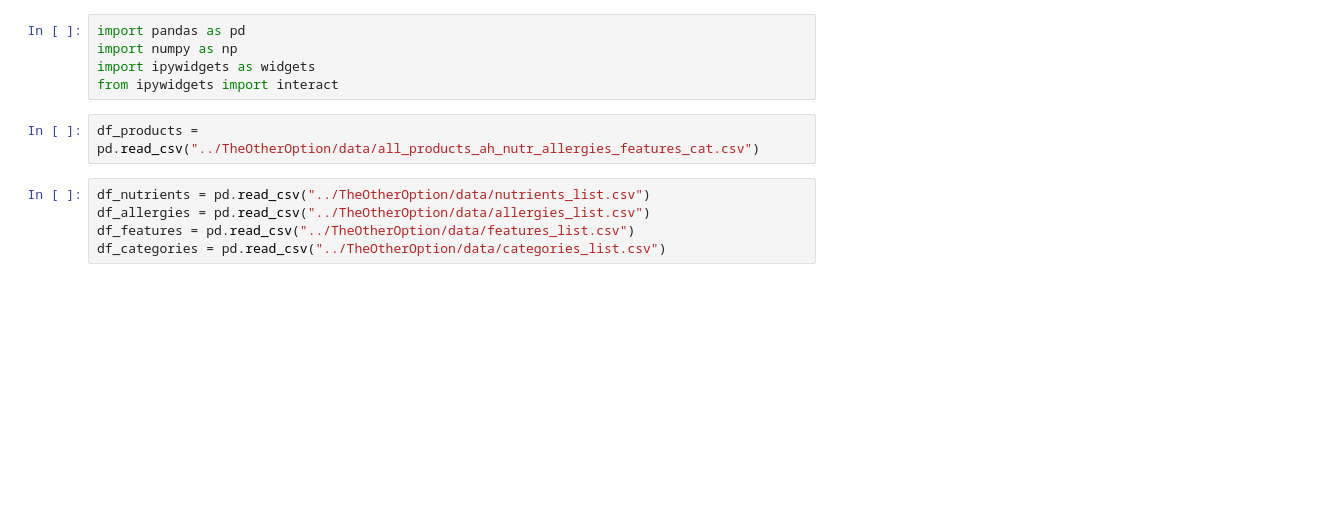
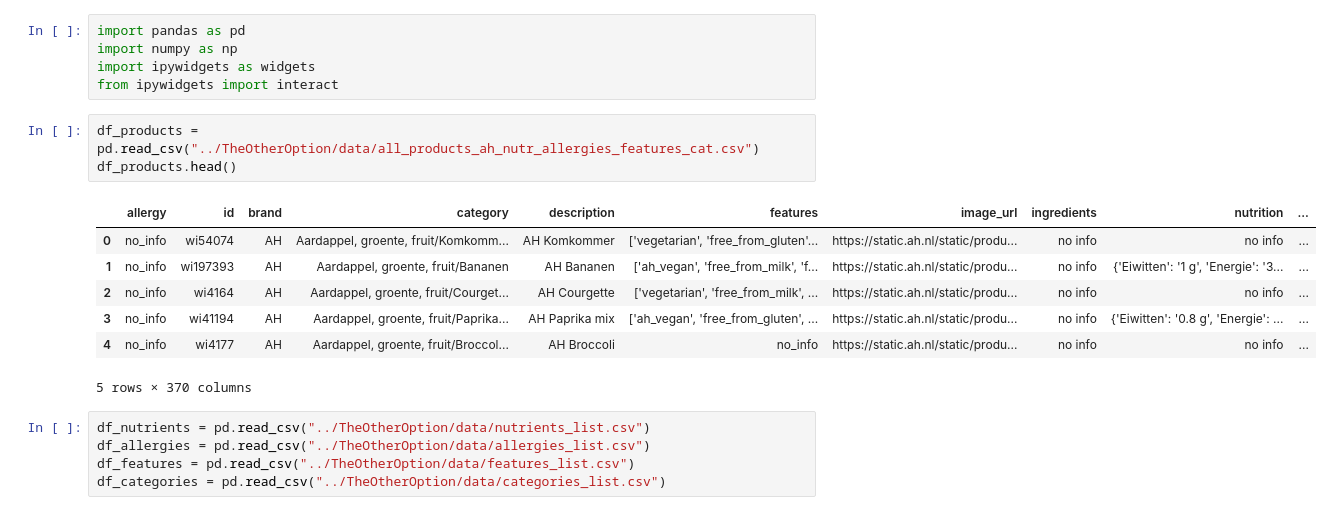
Before and after one commit to jvanleersum/TheOtherOption, a Jupyter notebook: notebooks/Filter_products.ipynb, the cells around one changed output. Drawn from its saved outputs; the diff is of its cells as text; blank space fills up the shorter version.

```diff
--- a/notebooks/Filter_products.ipynb
+++ b/notebooks/Filter_products.ipynb
@@ -5,6 +5,15 @@ import ipywidgets as widgets
 from ipywidgets import interact
 # %%
 df_products = pd.read_csv("../TheOtherOption/data/all_products_ah_nutr_allergies_features_cat.csv")
+df_products.head()
+# %% [output]
+|  | allergy | id | brand | category | description | features | image_url | ingredients | nutrition | ... |
+| 0 | no_info | wi54074 | AH | Aardappel, groente, fruit/Komkomm... | AH Komkommer | ['vegetarian', 'free_from_gluten'... | https://static.ah.nl/static/produ... | no info | no info | ... |
+| 1 | no_info | wi197393 | AH | Aardappel, groente, fruit/Bananen | AH Bananen | ['ah_vegan', 'free_from_milk', 'f... | https://static.ah.nl/static/produ... | no info | {'Eiwitten': '1 g', 'Energie': '3... | ... |
+| 2 | no_info | wi4164 | AH | Aardappel, groente, fruit/Courget... | AH Courgette | ['vegetarian', 'free_from_milk', ... | https://static.ah.nl/static/produ... | no info | no info | ... |
+| 3 | no_info | wi41194 | AH | Aardappel, groente, fruit/Paprika... | AH Paprika mix | ['ah_vegan', 'free_from_gluten', ... | https://static.ah.nl/static/produ... | no info | {'Eiwitten': '0.8 g', 'Energie': ... | ... |
+| 4 | no_info | wi4177 | AH | Aardappel, groente, fruit/Broccol... | AH Broccoli | no_info | https://static.ah.nl/static/produ... | no info | no info | ... |
+5 rows × 370 columns
 # %%
 df_nutrients = pd.read_csv("../TheOtherOption/data/nutrients_list.csv")
 df_allergies = pd.read_csv("../TheOtherOption/data/allergies_list.csv")
```
Also changed, not shown: parts of 16 cells of this notebook.
